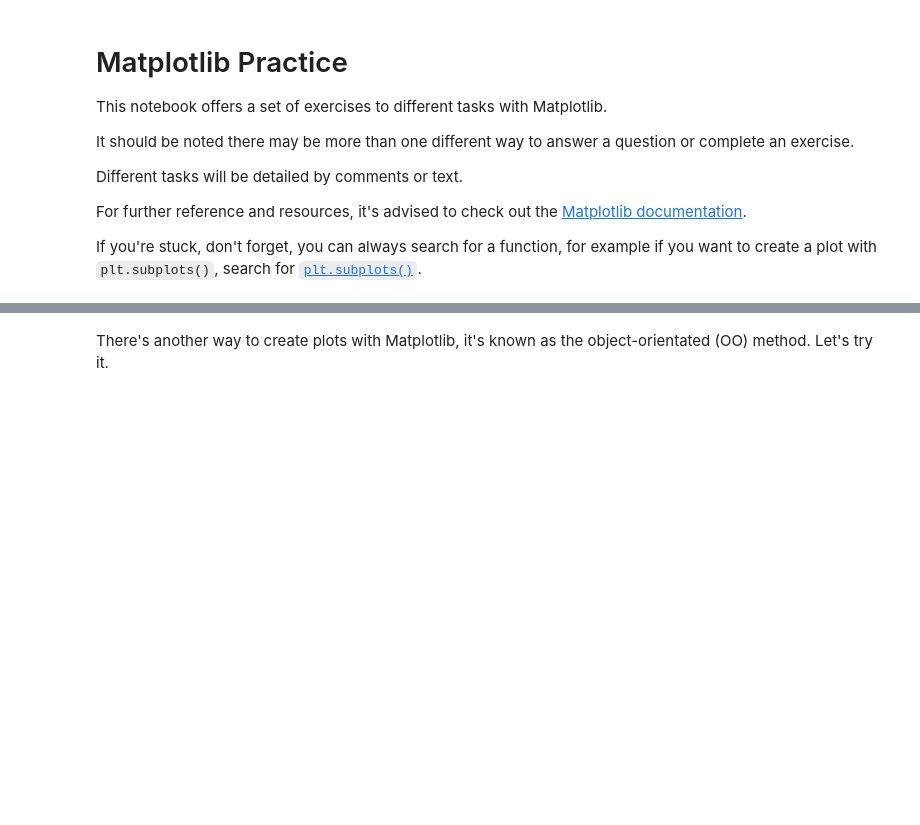
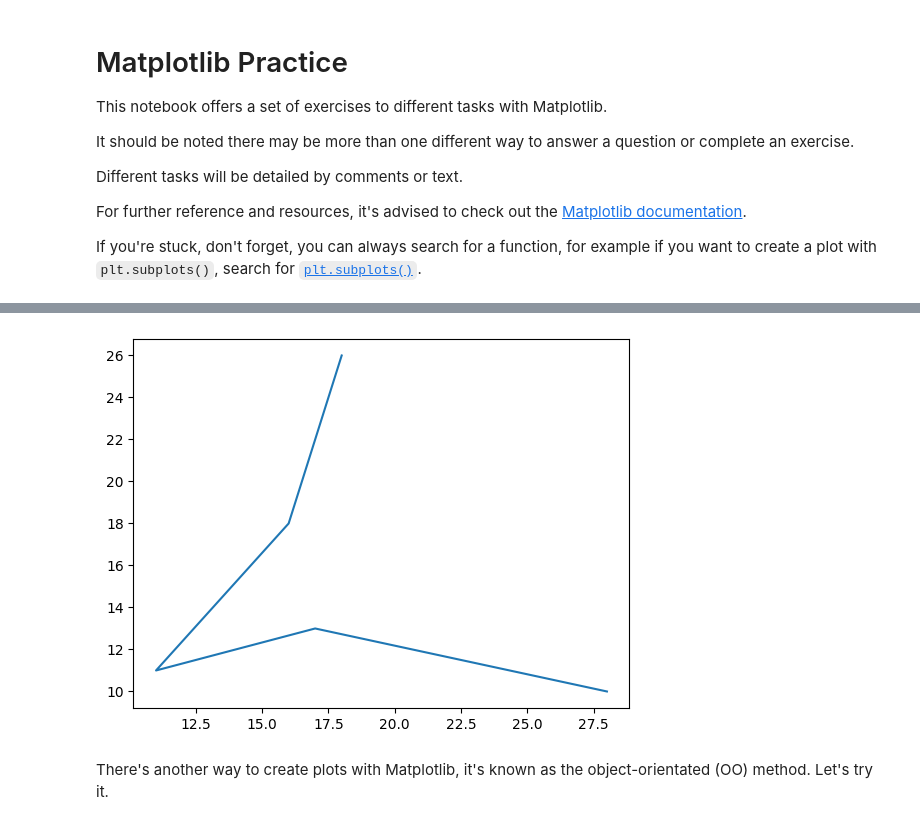
Before and after one commit to BrennZA/ZTM-ML, a Jupyter notebook: matplotlib-exercises.ipynb, the cells around one changed output, grey strips where cells are left out. Drawn from its saved outputs; the diff is of its cells as text; code cells hidden in the pictures; blank space fills up the shorter version.

```diff
--- a/matplotlib-exercises.ipynb
+++ b/matplotlib-exercises.ipynb
@@ -24,5 +41,8 @@ If you're stuck, don't forget, you can always search for a function, for example
 # %%
 # Plot X & y (the lists you've created)
+fig = plt.plot(x, y)
+# %% [output]
+[figure, added]
 # %% [markdown]
 There's another way to create plots with Matplotlib, it's known as the object-orientated (OO) method. Let's try it.
 # %%
```
Also changed, not shown: parts of 6 cells of this notebook.
